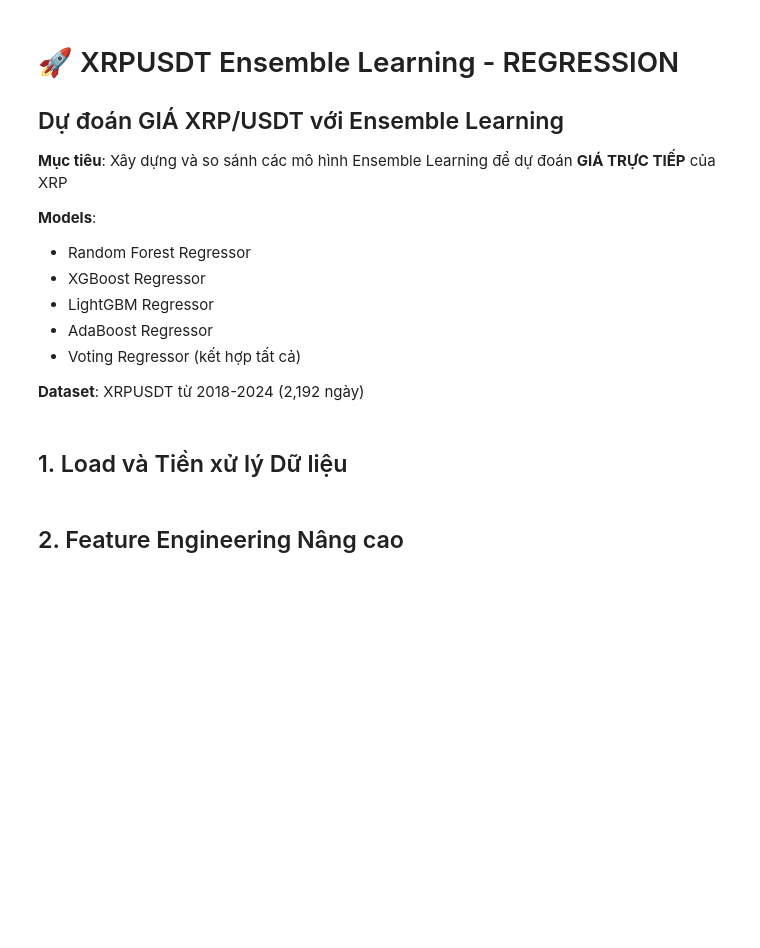
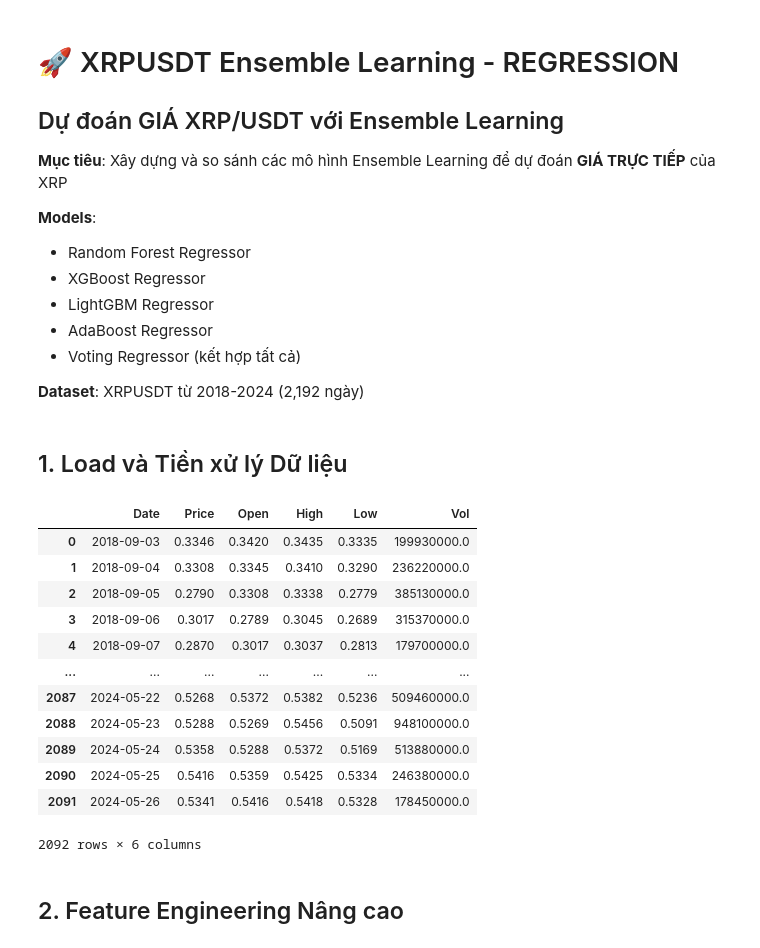
Before and after one commit to Nnguyen-dev2805/XRPUSDT_Stock_Price_Prediction_ML, a Jupyter notebook: TrainStock2Layer.ipynb, the cells around one changed output. Drawn from its saved outputs; the diff is of its cells as text; code cells hidden in the pictures; blank space fills up the shorter version.

```diff
--- a/TrainStock2Layer.ipynb
+++ b/TrainStock2Layer.ipynb
@@ -37,5 +37,21 @@ stock_data = stock_data[:-100]
 stock_data['Date'] = pd.to_datetime(stock_data['Date'])
 stock_data.drop(columns=['Change %'], errors='ignore', inplace=True)
 stock_data = stock_data.sort_values('Date').reset_index(drop=True)
+# %%
+stock_data
+# %% [output]
+|  | Date | Price | Open | High | Low | Vol |
+| 0 | 2018-09-03 | 0.3346 | 0.3420 | 0.3435 | 0.3335 | 199930000.0 |
+| 1 | 2018-09-04 | 0.3308 | 0.3345 | 0.3410 | 0.3290 | 236220000.0 |
+| 2 | 2018-09-05 | 0.2790 | 0.3308 | 0.3338 | 0.2779 | 385130000.0 |
+| 3 | 2018-09-06 | 0.3017 | 0.2789 | 0.3045 | 0.2689 | 315370000.0 |
+| 4 | 2018-09-07 | 0.2870 | 0.3017 | 0.3037 | 0.2813 | 179700000.0 |
+| ... | ... | ... | ... | ... | ... | ... |
+| 2087 | 2024-05-22 | 0.5268 | 0.5372 | 0.5382 | 0.5236 | 509460000.0 |
+| 2088 | 2024-05-23 | 0.5288 | 0.5269 | 0.5456 | 0.5091 | 948100000.0 |
+| 2089 | 2024-05-24 | 0.5358 | 0.5288 | 0.5372 | 0.5169 | 513880000.0 |
+| 2090 | 2024-05-25 | 0.5416 | 0.5359 | 0.5425 | 0.5334 | 246380000.0 |
+| 2091 | 2024-05-26 | 0.5341 | 0.5416 | 0.5418 | 0.5328 | 178450000.0 |
+2092 rows × 6 columns
 # %% [markdown]
 ## 2. Feature Engineering Nâng cao
```
Also changed, not shown: parts of 14 cells of this notebook, 15 other files.
